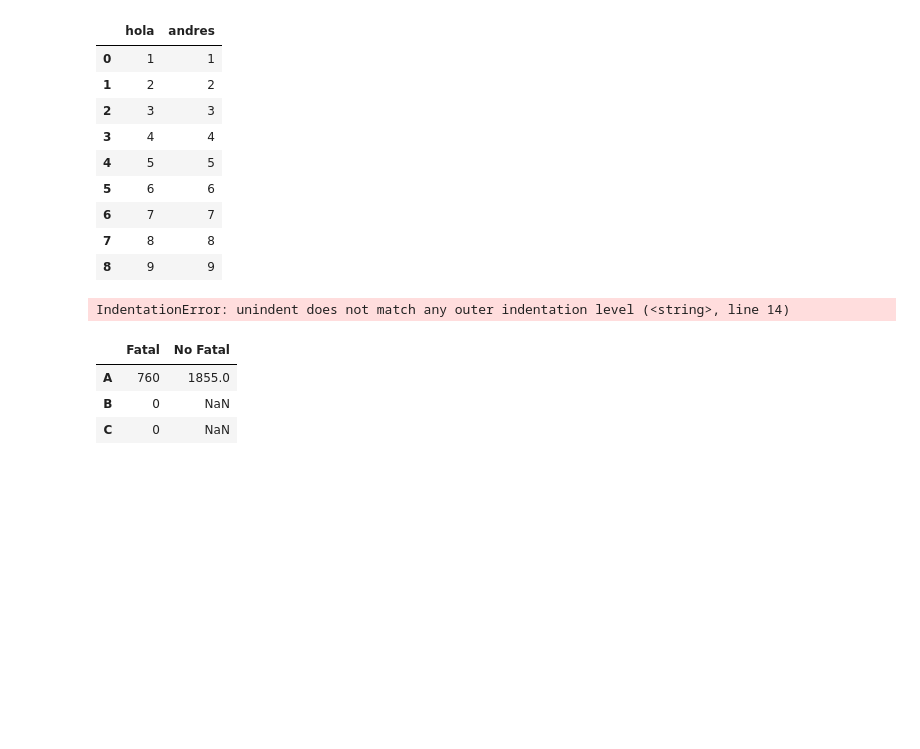
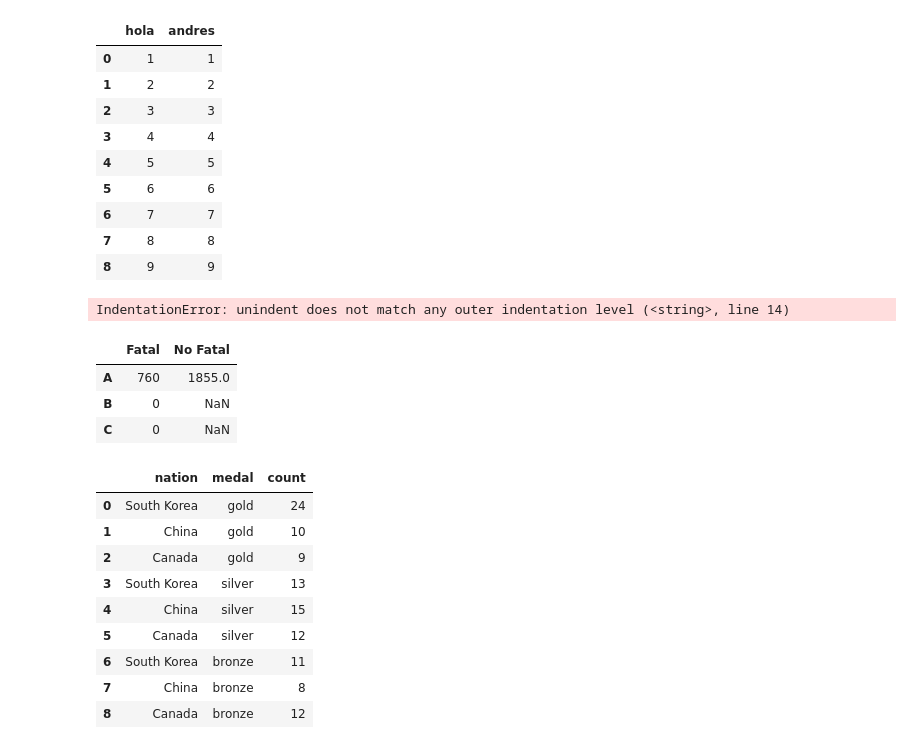
Before and after one commit to sofia-1-byte/Shark-Attacks-New-Caledonia-, a Jupyter notebook: strimlit/Pruebas.ipynb, the cells around one changed output. Cells and saved outputs as stored; diff of their text form; code cells hidden in the pictures; blank space fills up the shorter version.

```diff
--- a/strimlit/Pruebas.ipynb
+++ b/strimlit/Pruebas.ipynb
@@ -264,3 +268,20 @@ for y in list2 :
                         },index = [x])
                      data2 = pd.concat([data2, data1], axis = 0)
                      data =pd.concat([data,data2], axis = 1)
+# %%
+import plotly.express as px
+
+long_df = px.data.medals_long()
+
+long_df
+# %% [output]
+|  | nation | medal | count |
+| 0 | South Korea | gold | 24 |
+| 1 | China | gold | 10 |
+| 2 | Canada | gold | 9 |
+| 3 | South Korea | silver | 13 |
+| 4 | China | silver | 15 |
+| 5 | Canada | silver | 12 |
+| 6 | South Korea | bronze | 11 |
+| 7 | China | bronze | 8 |
+| 8 | Canada | bronze | 12 |
```
Also changed, not shown: parts of 5 cells of this notebook, 2 other files.
